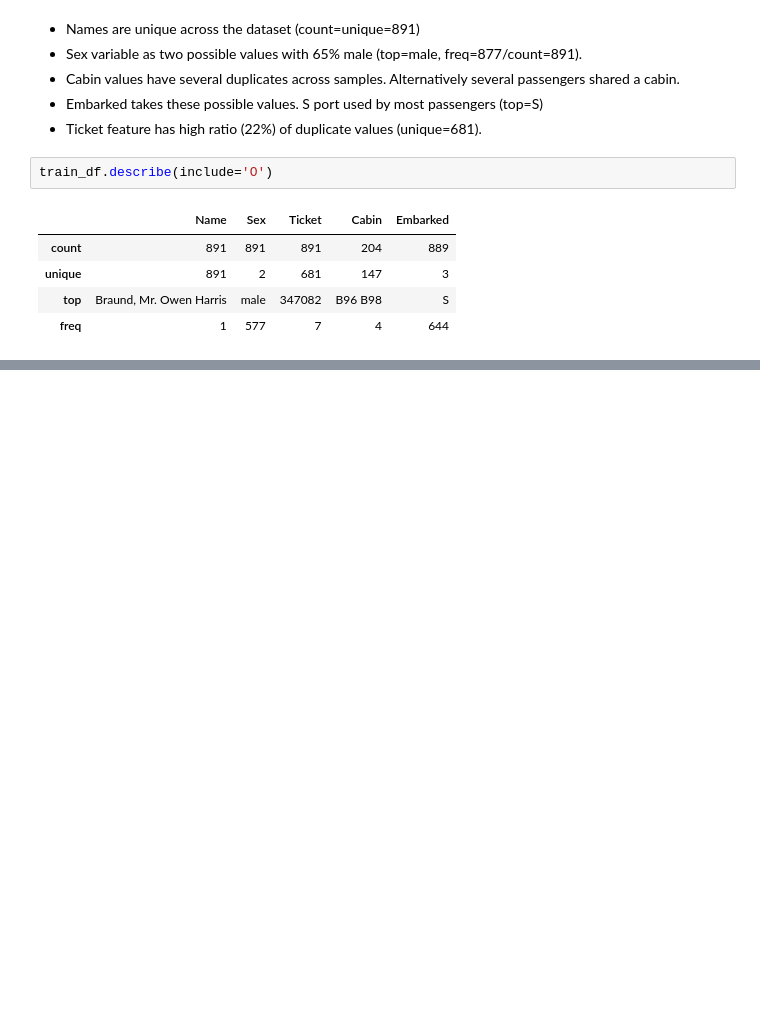
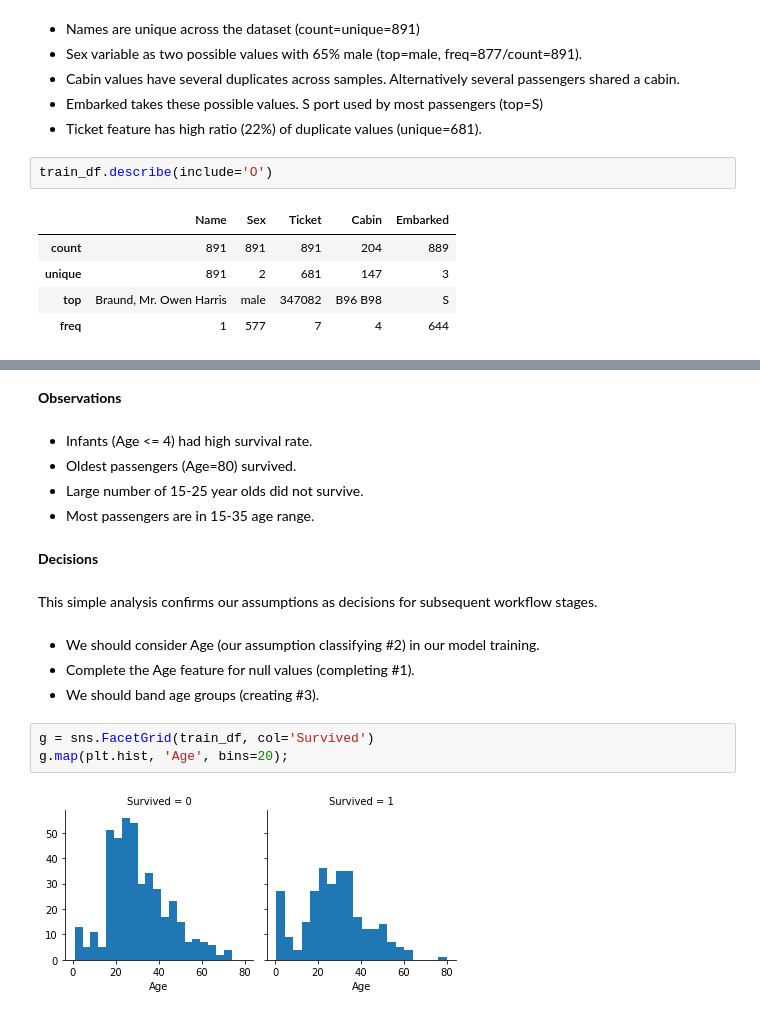
Before and after one commit to Sameta-cani/jwork, a Jupyter notebook: Titanic Data Science Solutions.ipynb, the cells around one changed output, grey strips where cells are left out. Saved outputs shown, nothing was run; the diff lists cells and outputs as text; blank space fills up the shorter version.

```diff
--- a/Titanic Data Science Solutions.ipynb
+++ b/Titanic Data Science Solutions.ipynb
@@ -313,0 +422,24 @@ train_df.describe(include='O')
+# %% [markdown]
+<b>Observations</b>
+# %% [markdown]
+<ul>
+    <li>Infants (Age <= 4) had high survival rate.</li>
+    <li>Oldest passengers (Age=80) survived.</li>
+    <li>Large number of 15-25 year olds did not survive.</li>
+    <li>Most passengers are in 15-35 age range.</li>
+</ul>
+# %% [markdown]
+<b>Decisions</b>
+# %% [markdown]
+This simple analysis confirms our assumptions as decisions for subsequent workflow stages.
+# %% [markdown]
+<ul>
+    <li>We should consider Age (our assumption classifying #2) in our model training.</li>
+    <li>Complete the Age feature for null values (completing #1).</li>
+    <li>We should band age groups (creating #3).</li>
+</ul>
+# %%
+g = sns.FacetGrid(train_df, col='Survived')
+g.map(plt.hist, 'Age', bins=20);
+# %% [output]
+[figure, added]
```
Also changed, not shown: parts of 26 cells of this notebook.
